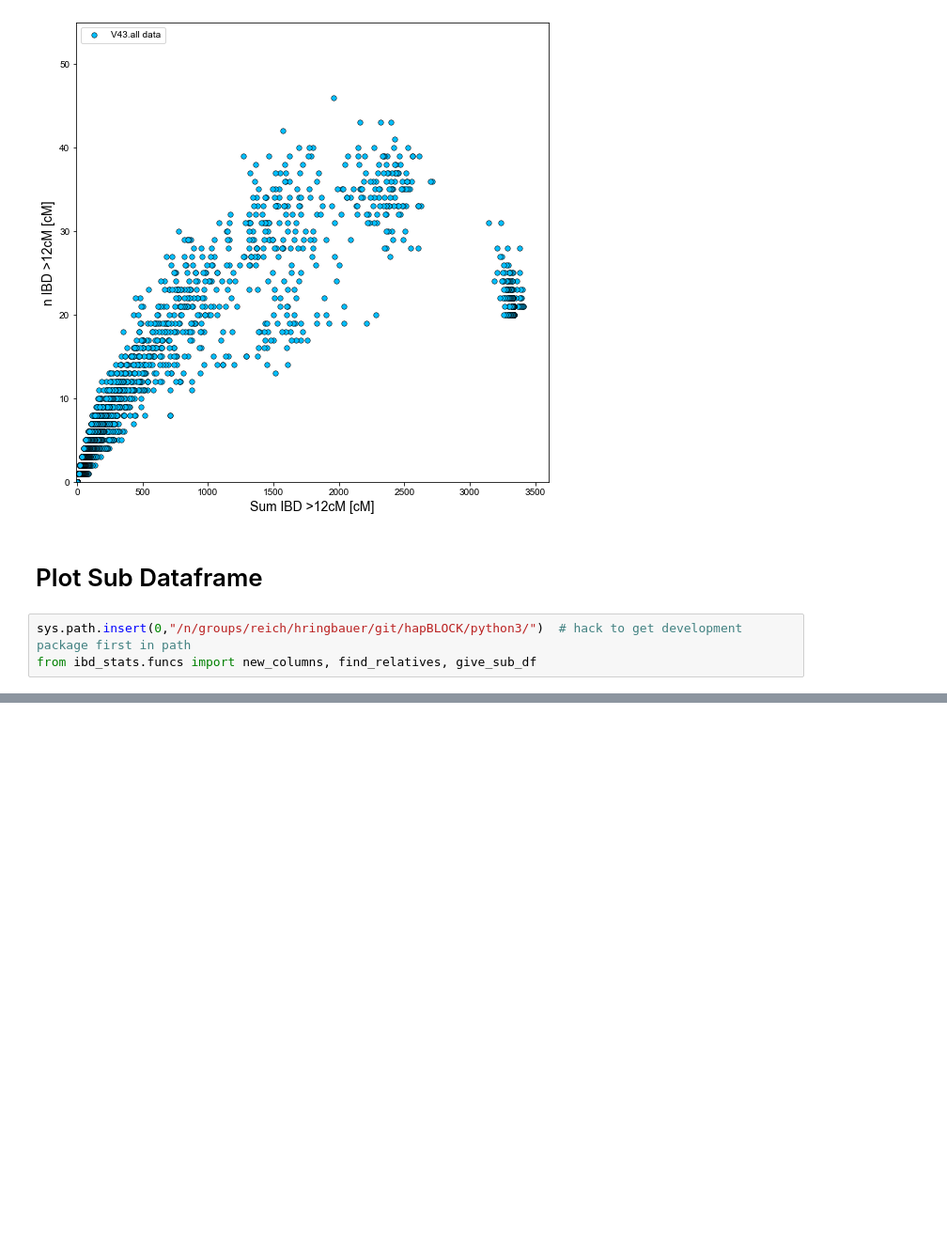
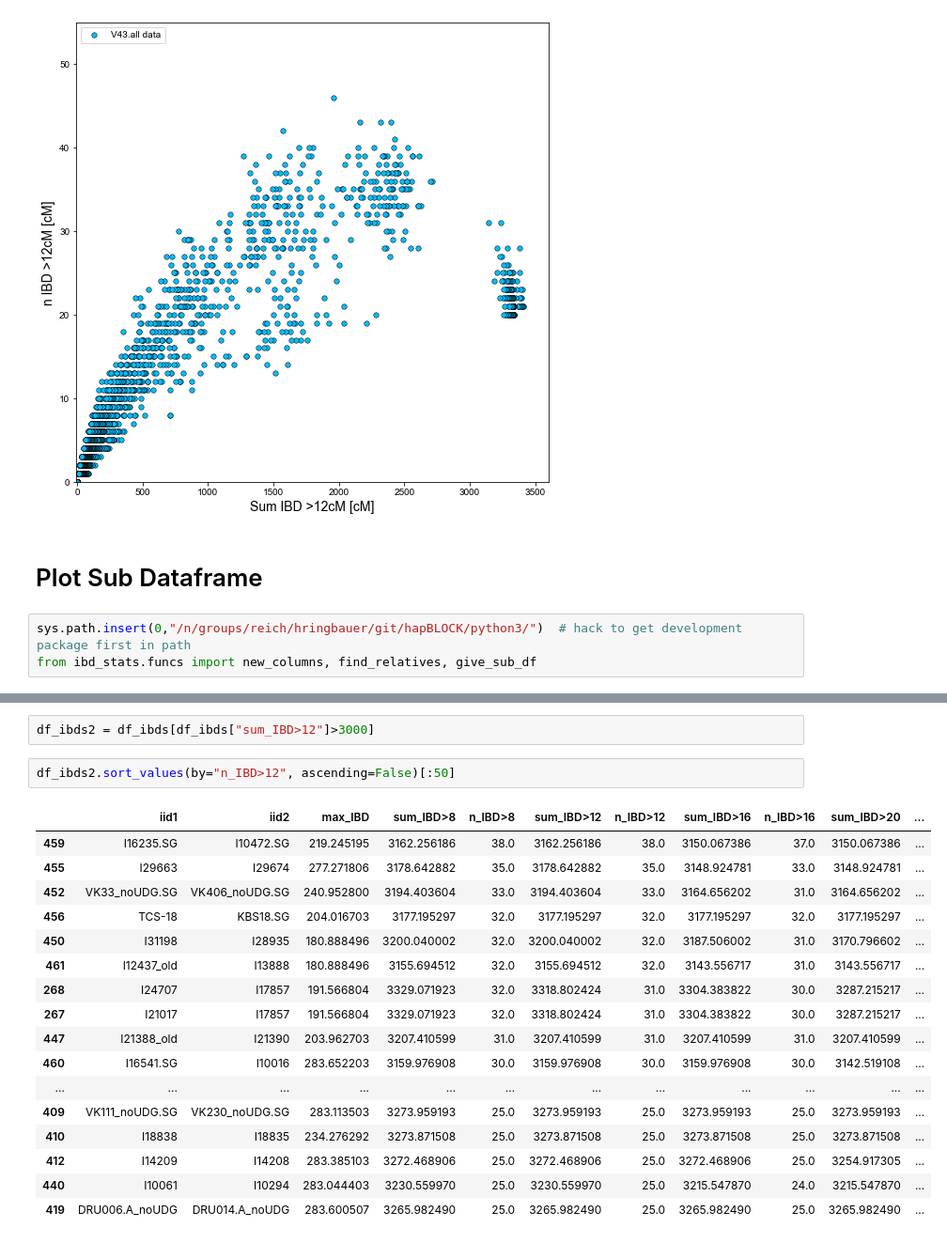
Before and after one commit to hringbauer/ancIBD, a Jupyter notebook: notebook/pedsim/plot_ibd_fam.ipynb, the cells around one changed output, grey strips where cells are left out. Shown at 94% size. Saved outputs shown, nothing was run; the diff lists cells and outputs as text; blank space fills up the shorter version.

```diff
--- a/notebook/pedsim/plot_ibd_fam.ipynb
+++ b/notebook/pedsim/plot_ibd_fam.ipynb
@@ -180,0 +225,22 @@ plt.show()
+# %%
+df_ibds2 = df_ibds[df_ibds["sum_IBD>12"]>3000]
+# %%
+df_ibds2.sort_values(by="n_IBD>12", ascending=False)[:50]
+# %% [output]
+|  | iid1 | iid2 | max_IBD | sum_IBD>8 | n_IBD>8 | sum_IBD>12 | n_IBD>12 | sum_IBD>16 | n_IBD>16 | sum_IBD>20 | ... |
+| 459 | I16235.SG | I10472.SG | 219.245195 | 3162.256186 | 38.0 | 3162.256186 | 38.0 | 3150.067386 | 37.0 | 3150.067386 | ... |
+| 455 | I29663 | I29674 | 277.271806 | 3178.642882 | 35.0 | 3178.642882 | 35.0 | 3148.924781 | 33.0 | 3148.924781 | ... |
+| 452 | VK33_noUDG.SG | VK406_noUDG.SG | 240.952800 | 3194.403604 | 33.0 | 3194.403604 | 33.0 | 3164.656202 | 31.0 | 3164.656202 | ... |
+| 456 | TCS-18 | KBS18.SG | 204.016703 | 3177.195297 | 32.0 | 3177.195297 | 32.0 | 3177.195297 | 32.0 | 3177.195297 | ... |
+| 450 | I31198 | I28935 | 180.888496 | 3200.040002 | 32.0 | 3200.040002 | 32.0 | 3187.506002 | 31.0 | 3170.796602 | ... |
+| 461 | I12437_old | I13888 | 180.888496 | 3155.694512 | 32.0 | 3155.694512 | 32.0 | 3143.556717 | 31.0 | 3143.556717 | ... |
+| 268 | I24707 | I17857 | 191.566804 | 3329.071923 | 32.0 | 3318.802424 | 31.0 | 3304.383822 | 30.0 | 3287.215217 | ... |
+| 267 | I21017 | I17857 | 191.566804 | 3329.071923 | 32.0 | 3318.802424 | 31.0 | 3304.383822 | 30.0 | 3287.215217 | ... |
+| 447 | I21388_old | I21390 | 203.962703 | 3207.410599 | 31.0 | 3207.410599 | 31.0 | 3207.410599 | 31.0 | 3207.410599 | ... |
+| 460 | I16541.SG | I10016 | 283.652203 | 3159.976908 | 30.0 | 3159.976908 | 30.0 | 3159.976908 | 30.0 | 3142.519108 | ... |
+| ... | ... | ... | ... | ... | ... | ... | ... | ... | ... | ... | ... |
+| 409 | VK111_noUDG.SG | VK230_noUDG.SG | 283.113503 | 3273.959193 | 25.0 | 3273.959193 | 25.0 | 3273.959193 | 25.0 | 3273.959193 | ... |
+| 410 | I18838 | I18835 | 234.276292 | 3273.871508 | 25.0 | 3273.871508 | 25.0 | 3273.871508 | 25.0 | 3273.871508 | ... |
+| 412 | I14209 | I14208 | 283.385103 | 3272.468906 | 25.0 | 3272.468906 | 25.0 | 3272.468906 | 25.0 | 3254.917305 | ... |
+| 440 | I10061 | I10294 | 283.044403 | 3230.559970 | 25.0 | 3230.559970 | 25.0 | 3215.547870 | 24.0 | 3215.547870 | ... |
+| 419 | DRU006.A_noUDG | DRU014.A_noUDG | 283.600507 | 3265.982490 | 25.0 | 3265.982490 | 25.0 | 3265.982490 | 25.0 | 3265.982490 | ... |
```
Also changed, not shown: parts of 10 cells of this notebook, 3 other files.
